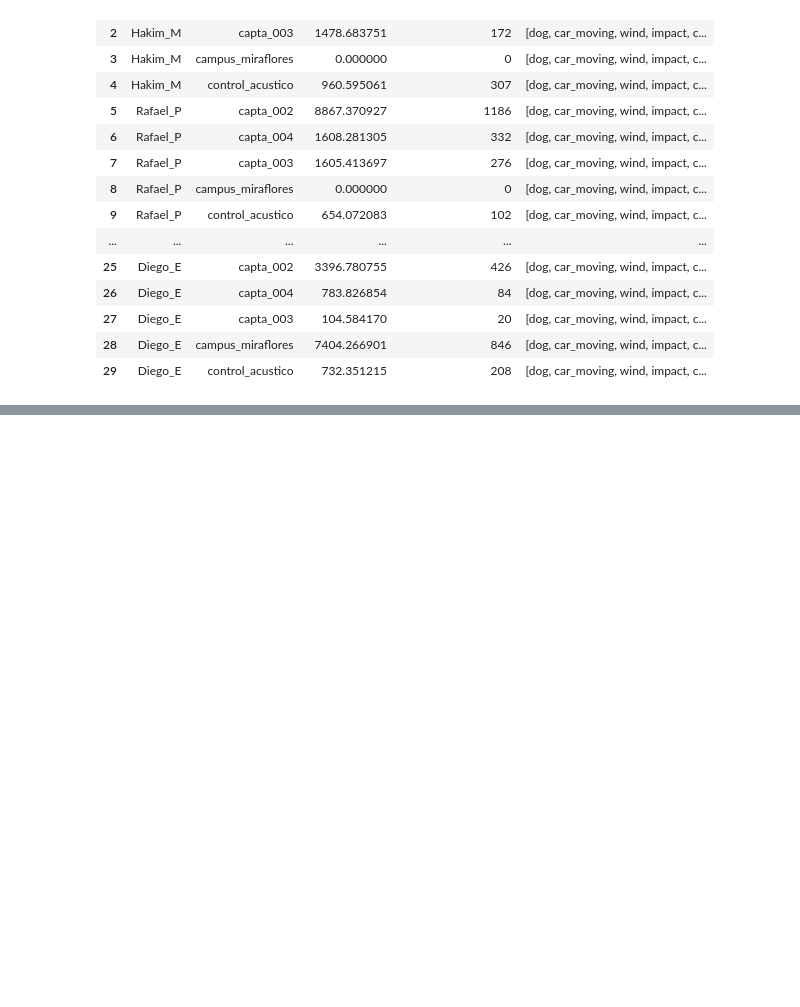
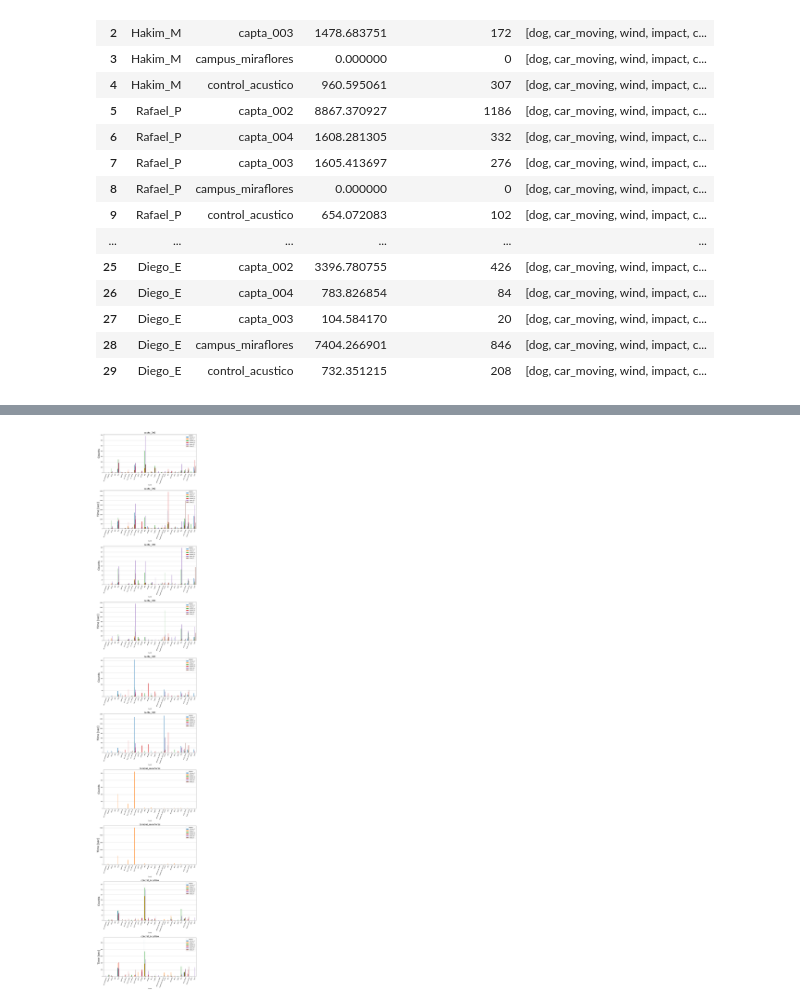
Before and after one commit to JoaquinRMorales/AuMiLAB, a Jupyter notebook: FUSA/Labellers.ipynb, the cells around one changed output, grey strips where cells are left out. Cells and saved outputs as stored; diff of their text form; code cells hidden in the pictures; blank space fills up the shorter version.

```diff
--- a/FUSA/Labellers.ipynb
+++ b/FUSA/Labellers.ipynb
@@ -352,0 +375,24 @@ df.pivot_table(index = "Event", columns = "Station", values = "Acumulated event
+# %%
+df = events_df(labellers)
+df, st = events_station_splitter(df)
+
+n = len(st)
+
+fig, axes = plt.subplots(nrows = n*2, ncols = 1, figsize = (15, 9*n*2))
+
+plt.subplots_adjust(hspace=0.45)
+
+for i in range(n):
+    odd = 2*i+1
+    pair = 2*i
+
+    axes[pair].set_title(st[i], fontdict={"fontsize": 20, "fontweight": "medium"})
+    axes[pair].set_ylabel("Counts", fontsize=25)
+    df[st[i]].pivot_table(index = "Event", columns = "Labeller", values = "Event counter").plot.bar(ax = axes[pair], rot = 70).grid("on", axis ="y")
+
+
+    axes[odd].set_title(st[i], fontdict={"fontsize": 20, "fontweight": "medium"})
+    axes[odd].set_ylabel("Time [sec]", fontsize=25)
+    df[st[i]].pivot_table(index = "Event", columns = "Labeller", values = "Acumulated event time").plot.bar(ax = axes[odd], rot = 70).grid("on", axis ="y")
+# %% [output]
+[figure, added]
```
Also changed, not shown: parts of 17 cells of this notebook.
